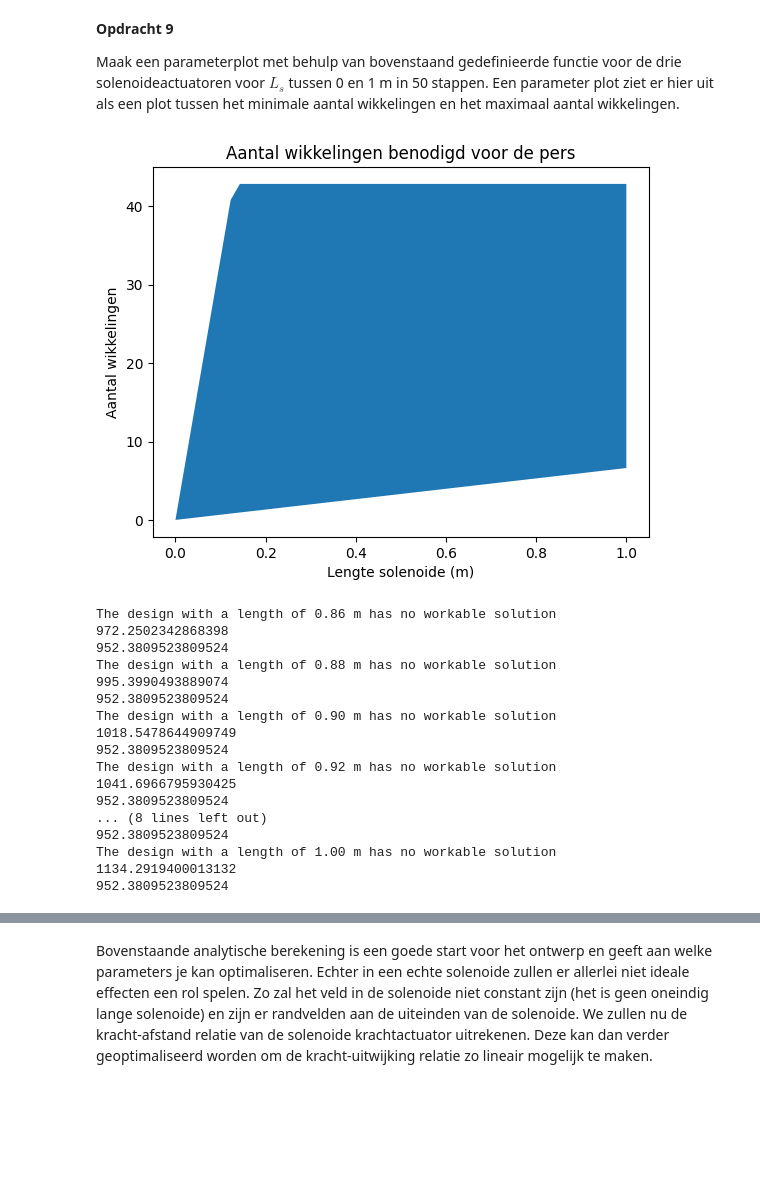
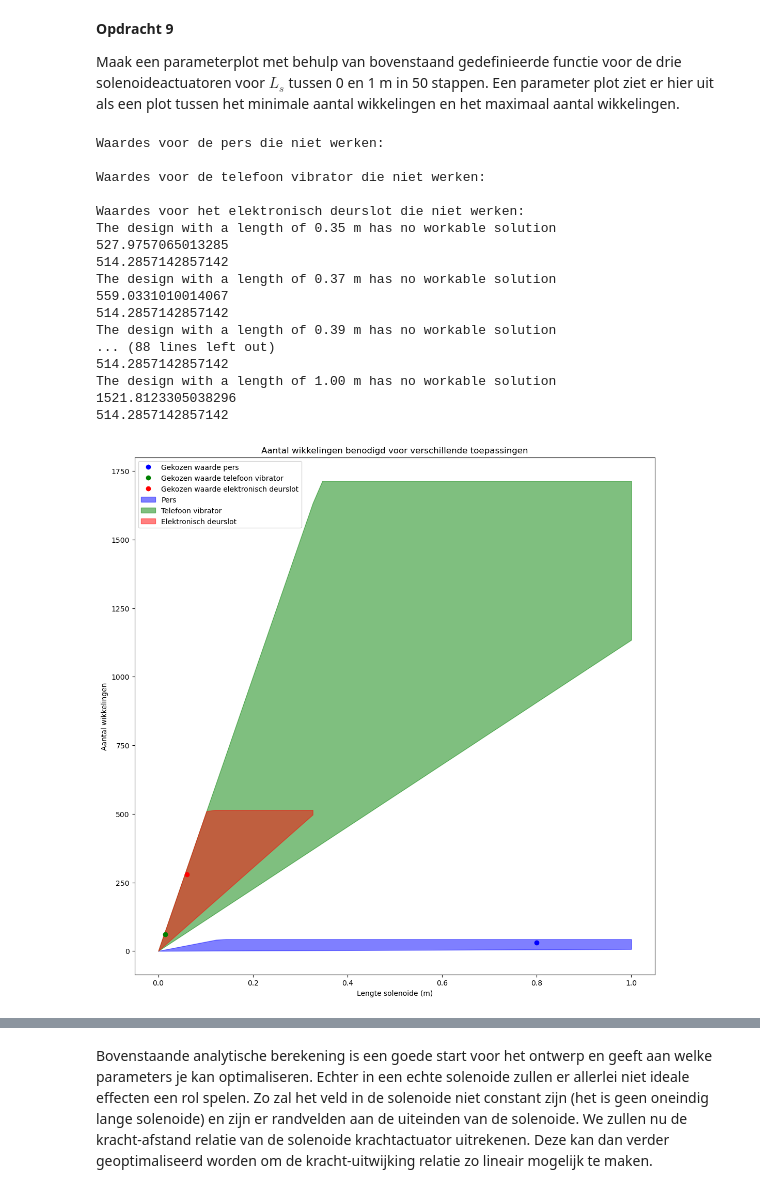
Before and after one commit to AragonMvD/opdrachten-DEF-Day, a Jupyter notebook: 2KrachtactuatorOpdracht/2KrachtactuatorOpdracht/KrachtactuatorOpdracht.ipynb, the cells around one changed output, grey strips where cells are left out. Drawn from its saved outputs; the diff is of its cells as text; code cells hidden in the pictures; blank space fills up the shorter version.

```diff
--- a/2KrachtactuatorOpdracht/2KrachtactuatorOpdracht/KrachtactuatorOpdracht.ipynb
+++ b/2KrachtactuatorOpdracht/2KrachtactuatorOpdracht/KrachtactuatorOpdracht.ipynb
@@ -162,13 +162,13 @@ def func(U,I,r):
 
 #Uitwerking per toepassing
 
-L_1 = func(12,180,1.5e-3)
+L_1 = func(12,180,(1.5e-3))
 print("De maximale lengte van het draad voor de pers is %.2f m" % L_1)
 
-L_2 = func(5,0.5,0.1e-3)
+L_2 = func(9,0.5,(0.1e-3))
 print("De maximale lengte van het draad voor de telefoon vibrator is %.2f m" % L_2)
 
-L_3 = func(9,0.5,0.1e-3)
+L_3 = func(9,0.5,(0.1e-3))
 print("De maximale lengte van het draad voor het elektronische deurslot is %.2f m" % L_3)
 # %% [output]
 De maximale lengte van het draad voor de pers is 26.93 m
@@ -243,66 +243,63 @@ F1 = 9810 #N
 N_min1 = np.zeros(len(L_solonoide))
 N_max1 = np.zeros(len(L_solonoide))
 
+print("Waardes voor de pers die niet werken:")
 for i in range(len(L_solonoide)):
     N_min1[i], N_max1[i] = aantal_wikkelingen(L_solonoide[i],L_1,r_s1,1.5e-3,180,F1)
-
-plt.figure()
-plt.fill_between(L_solonoide,N_min1, N_max1)
-plt.xlabel("Lengte solenoide (m)")
-plt.ylabel("Aantal wikkelingen")
-plt.title("Aantal wikkelingen benodigd voor de pers")
-plt.show()
-
+print()
 
 #Toepassing 2: Telefoon vibrator
 r_s2 = 3e-3
 F2 = 2 #N
 
 N_min2 = np.zeros(len(L_solonoide))
 N_max2 = np.zeros(len(L_solonoide))
 
+print("Waardes voor de telefoon vibrator die niet werken:")
 for i in range(len(L_solonoide)):
     N_min2[i], N_max2[i] = aantal_wikkelingen(L_solonoide[i],L_2,r_s2,0.1e-3,0.5,F2)
-
-plt.figure()
-plt.fill_between(L_solonoide,N_min2, N_max2)
-plt.xlabel("Lengte solenoide (m)")
-plt.ylabel("Aantal wikkelingen")
-plt.title("Aantal wikkelingen benodigd voor de telefoon vibrator")
-plt.show()
+print()
 
 #Toepassing 3: Elektronisch deurslot
 r_s3 = 1e-2
 F3 = 40 #N
 
 N_min3 = np.zeros(len(L_solonoide))
 N_max3 = np.zeros(len(L_solonoide))
 
+print("Waardes voor het elektronisch deurslot die niet werken:")
 for i in range(len(L_solonoide)):
     N_min3[i], N_max3[i] = aantal_wikkelingen(L_solonoide[i],L_3,r_s3,0.1e-3,0.5,F3)
+print()
 
-plt.figure()
-plt.fill_between(L_solonoide,N_min3, N_max3)
+plt.figure(figsize=(13,13))
+plt.plot(0.8,30,'bo', label="Gekozen waarde pers")
+plt.plot(0.015,60,'go', label="Gekozen waarde telefoon vibrator")
+plt.plot(0.06,280,'ro', label="Gekozen waarde elektronisch deurslot")
+plt.fill_between(L_solonoide,N_min1, N_max1, color = "b", alpha=0.5, label='Pers')
+plt.fill_between(L_solonoide,N_min2, N_max2,color = "g", alpha=0.5, label='Telefoon vibrator')
+plt.fill_between(L_solonoide,N_min3, N_max3,color = "r", alpha=0.5, label='Elektronisch deurslot')
 plt.xlabel("Lengte solenoide (m)")
 plt.ylabel("Aantal wikkelingen")
-plt.title("Aantal wikkelingen benodigd voor het elektronische deurslot")
+plt.title("Aantal wikkelingen benodigd voor verschillende toepassingen")
+plt.legend()
 plt.show()
 # %% [output]
+Waardes voor de pers die niet werken:
+
+Waardes voor de telefoon vibrator die niet werken:
+
+Waardes voor het elektronisch deurslot die niet werken:
+The design with a length of 0.35 m has no workable solution
+527.9757065013285
+514.2857142857142
+The design with a length of 0.37 m has no workable solution
+559.0331010014067
+514.2857142857142
+The design with a length of 0.39 m has no workable solution
+... (88 lines left out)
+514.2857142857142
+The design with a length of 1.00 m has no workable solution
+1521.8123305038296
+514.2857142857142
-[figure, old version]
+[figure, new version]
-The design with a length of 0.86 m has no workable solution
-972.2502342868398
-952.3809523809524
-The design with a length of 0.88 m has no workable solution
-995.3990493889074
-952.3809523809524
-The design with a length of 0.90 m has no workable solution
-1018.5478644909749
-952.3809523809524
-The design with a length of 0.92 m has no workable solution
-1041.6966795930425
-952.3809523809524
-... (8 lines left out)
-952.3809523809524
-The design with a length of 1.00 m has no workable solution
-1134.2919400013132
-952.3809523809524
```
Also changed, not shown: parts of 10 cells of this notebook.
